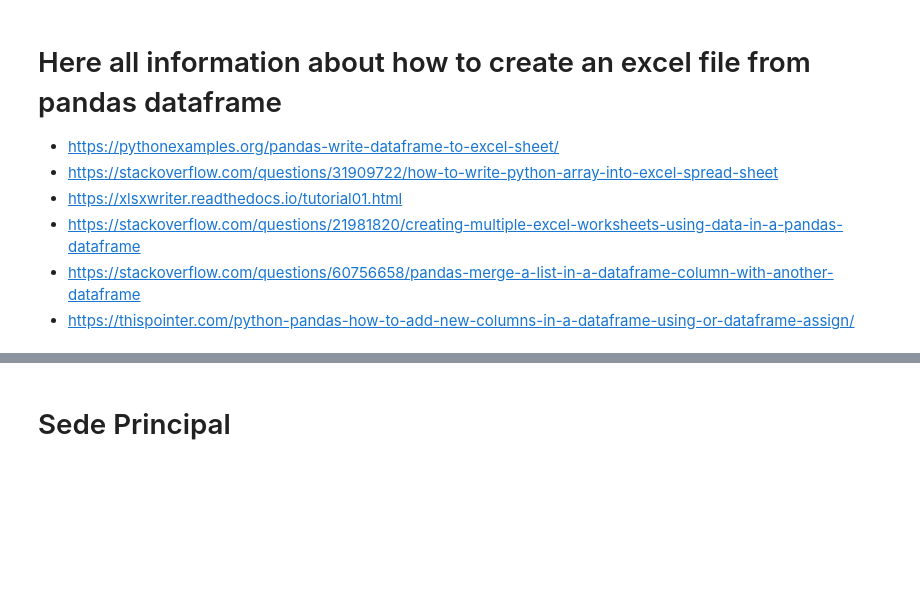
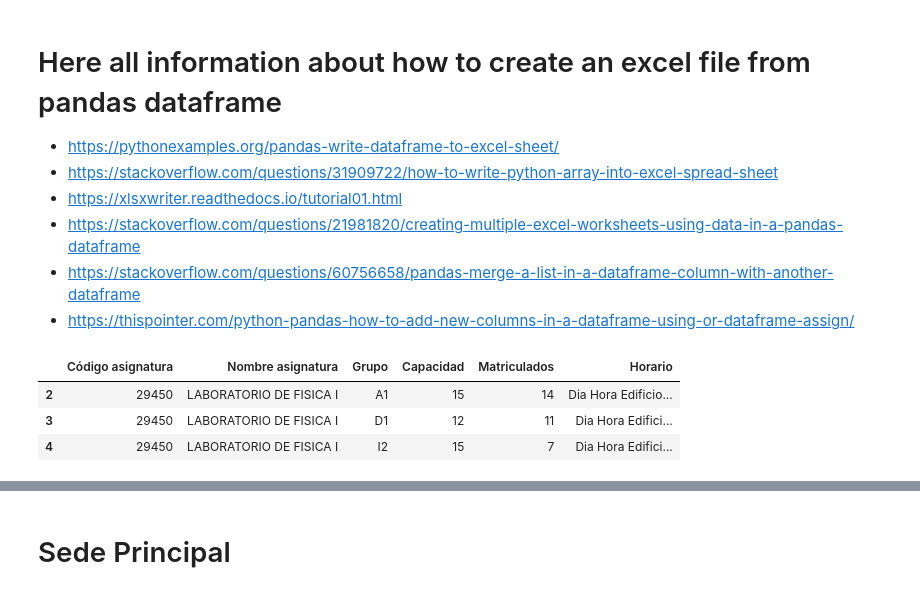
Before and after one commit to GrenRadon/webscrapping_UIS, a Jupyter notebook: Final.ipynb, the cells around one changed output, grey strips where cells are left out. Cells and saved outputs as stored; diff of their text form; code cells hidden in the pictures; blank space fills up the shorter version.

```diff
--- a/Final.ipynb
+++ b/Final.ipynb
@@ -455,3 +525,10 @@ def menu_entrada():
     print('    00000      000  000   000     000  0000000000      000000000   00    00      000     ')
     print('       000000   000000    000      000 0000000000      0000000      000000       000     ')
     print('By: Julián v.p')
+# %%
+mother[1]
+# %% [output]
+|  | Código asignatura | Nombre asignatura | Grupo | Capacidad | Matriculados | Horario |
+| 2 | 29450 | LABORATORIO DE FISICA I | A1 | 15 | 14 | Dia Hora Edificio... |
+| 3 | 29450 | LABORATORIO DE FISICA I | D1 | 12 | 11 | Dia Hora Edifici... |
+| 4 | 29450 | LABORATORIO DE FISICA I | I2 | 15 | 7 | Dia Hora Edifici... |
```
Also changed, not shown: parts of 6 cells of this notebook, 15 other files.
